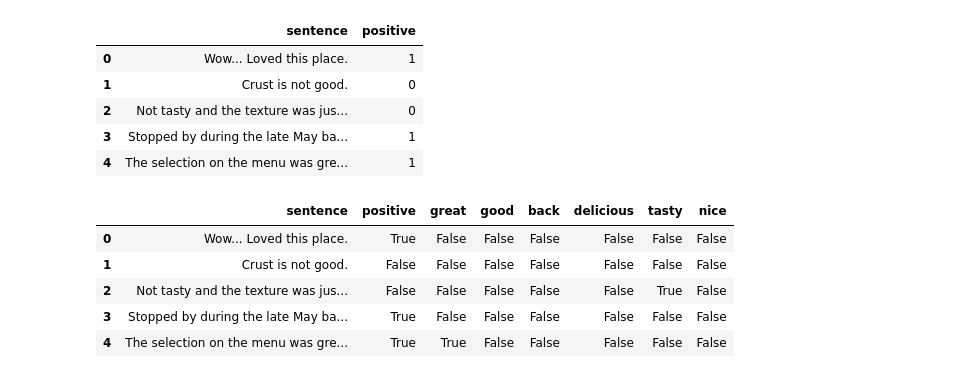
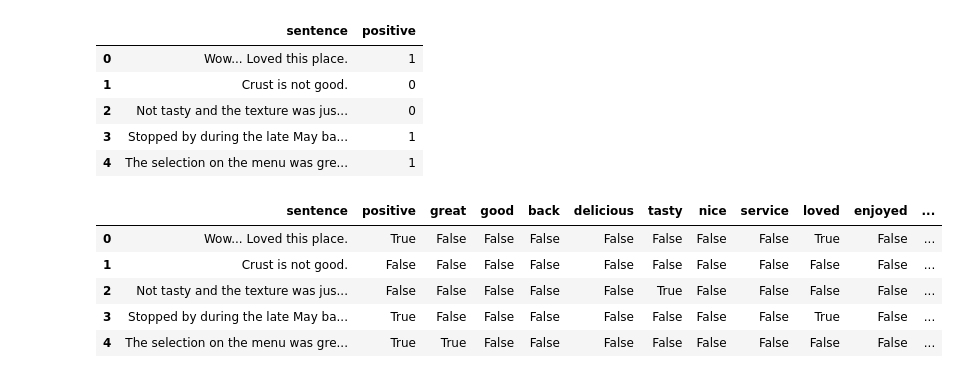
Before and after one commit to bgwilson12/2.2.7-bayes-feedback-analysis, a Jupyter notebook: 2.2.7 Bayes Sentiment Analysis.ipynb, the cells around one changed output. Drawn from its saved outputs; the diff is of its cells as text; code cells hidden in the pictures.

```diff
--- a/2.2.7 Bayes Sentiment Analysis.ipynb
+++ b/2.2.7 Bayes Sentiment Analysis.ipynb
@@ -22,21 +24,22 @@ df.head()
 # %%
 sns.set_style('white')
 
-keywords = ['great', 'good', 'back', 'delicious', 'tasty', 'nice']
+keywords = ['great', 'good', 'back', 'delicious', 'tasty', 'nice', 'service', 'loved',
+           'enjoyed', 'friendly', 'amazing', 'like', 'excellent']
 for key in keywords:
     df[str(key)] = df.sentence.str.contains(
     ' ' + str(key) + ' ',
     case=False
     )
 df['positive'] = (df['positive'] == 1)
 df.head()
 # %% [output]
-|  | sentence | positive | great | good | back | delicious | tasty | nice |
-| 0 | Wow... Loved this place. | True | False | False | False | False | False | False |
-| 1 | Crust is not good. | False | False | False | False | False | False | False |
-| 2 | Not tasty and the texture was jus... | False | False | False | False | False | True | False |
-| 3 | Stopped by during the late May ba... | True | False | False | False | False | False | False |
-| 4 | The selection on the menu was gre... | True | True | False | False | False | False | False |
+|  | sentence | positive | great | good | back | delicious | tasty | nice | service | loved | enjoyed | ... |
+| 0 | Wow... Loved this place. | True | False | False | False | False | False | False | False | True | False | ... |
+| 1 | Crust is not good. | False | False | False | False | False | False | False | False | False | False | ... |
+| 2 | Not tasty and the texture was jus... | False | False | False | False | False | True | False | False | False | False | ... |
+| 3 | Stopped by during the late May ba... | True | False | False | False | False | False | False | False | True | False | ... |
+| 4 | The selection on the menu was gre... | True | True | False | False | False | False | False | False | False | False | ... |
 # %%
 sns.heatmap(df.corr())
 plt.show()
```
Also changed, not shown: parts of 7 cells of this notebook.
